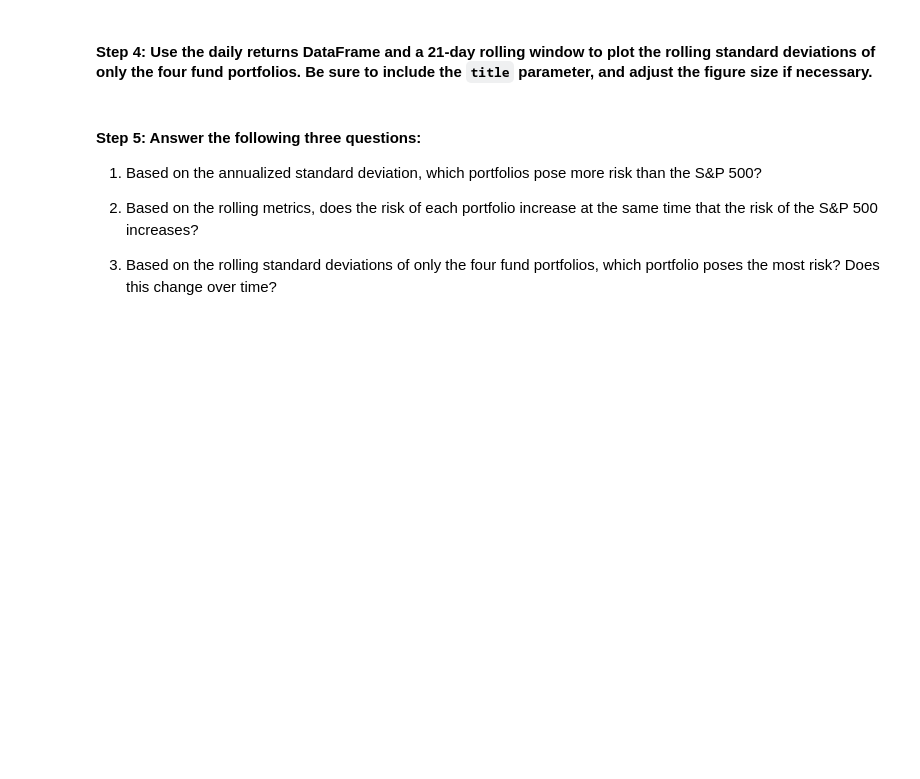
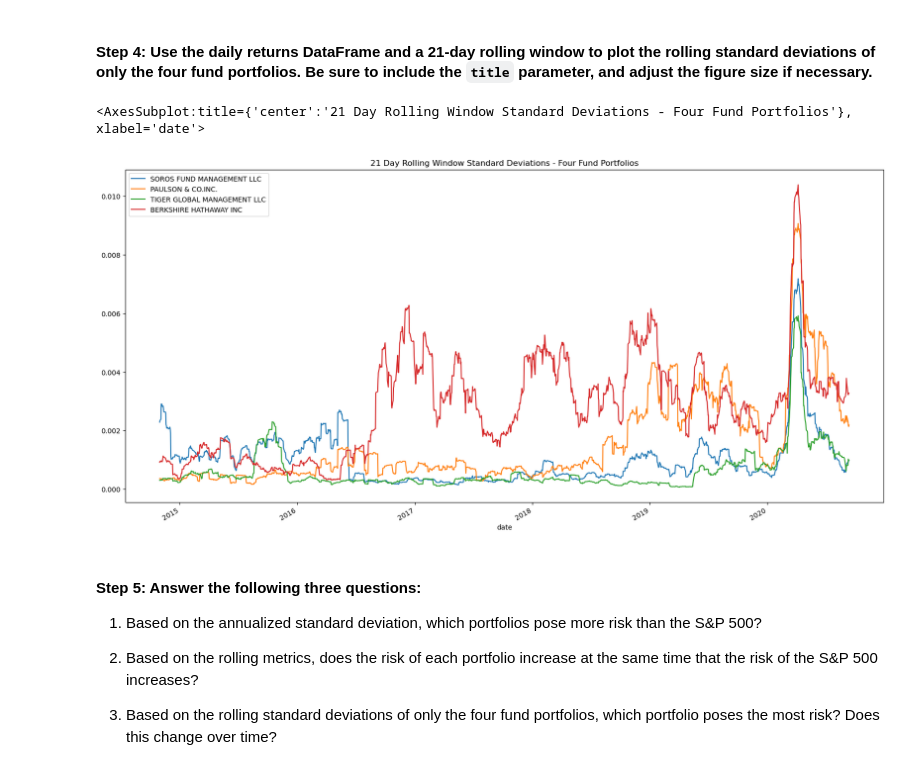
Before and after one commit to djohnst914/Risk_Analysis_Investment_Opportunities, a Jupyter notebook: risk_return_analysis.ipynb, the cells around one changed output. Cells and saved outputs as stored; diff of their text form; code cells hidden in the pictures; blank space fills up the shorter version.

```diff
--- a/risk_return_analysis.ipynb
+++ b/risk_return_analysis.ipynb
@@ -242,8 +243,8 @@ plt.xticks(rotation="vertical")
 # Create new DataFrame containing only 4 fund portfolios by dropping S&P 500 column from DataFrame
 # Create box plots to reflect return data for 4 fund portfolios
 # Include title parameter and adjust figure size
-four_fund_portofolios_df = whale_navs_daily_returns_df.drop(columns="S&P 500")
-four_fund_portofolios_df.plot(kind="box", figsize=(8,6), title="Daily Return Data: late 2014-2020 Volatility; SOROS, PAULSON, TIGER, BERKSHIRE")
+four_fund_portfolios_df = whale_navs_daily_returns_df.drop(columns="S&P 500")
+four_fund_portfolios_df.plot(kind="box", figsize=(8,6), title="Daily Return Data: late 2014-2020 Volatility; SOROS, PAULSON, TIGER, BERKSHIRE")
 plt.xticks(rotation="vertical")
 # %% [output]
 (array([1, 2, 3, 4]),
@@ -306,7 +309,10 @@ dtype: float64
 # %%
 # Using the daily return data and a 21-day rolling window, plot the rolling standard deviation of just the 4 portfolios.
 # Include a title parameter and adjust the figure size
-# YOUR CODE HERE
+four_fund_portfolios_df.rolling(window=21).std().plot(figsize=(20,10), title="21 Day Rolling Window Standard Deviations - Four Fund Portfolios")
+# %% [output]
+<AxesSubplot:title={'center':'21 Day Rolling Window Standard Deviations - Four Fund Portfolios'}, xlabel='date'>
+[figure, added]
 # %% [markdown]
 #### Step 5: Answer the following three questions:
 
```
Also changed, not shown: parts of 3 cells of this notebook.
